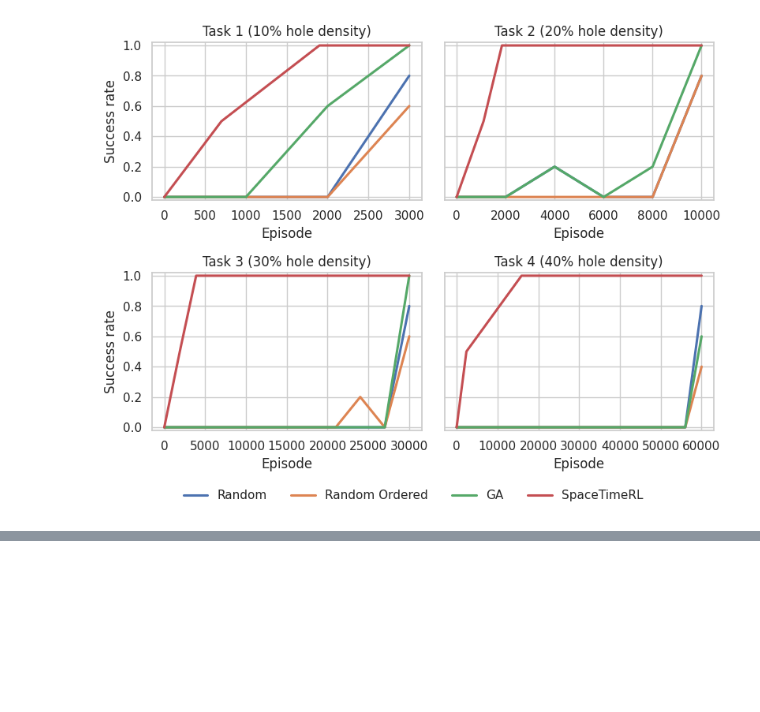
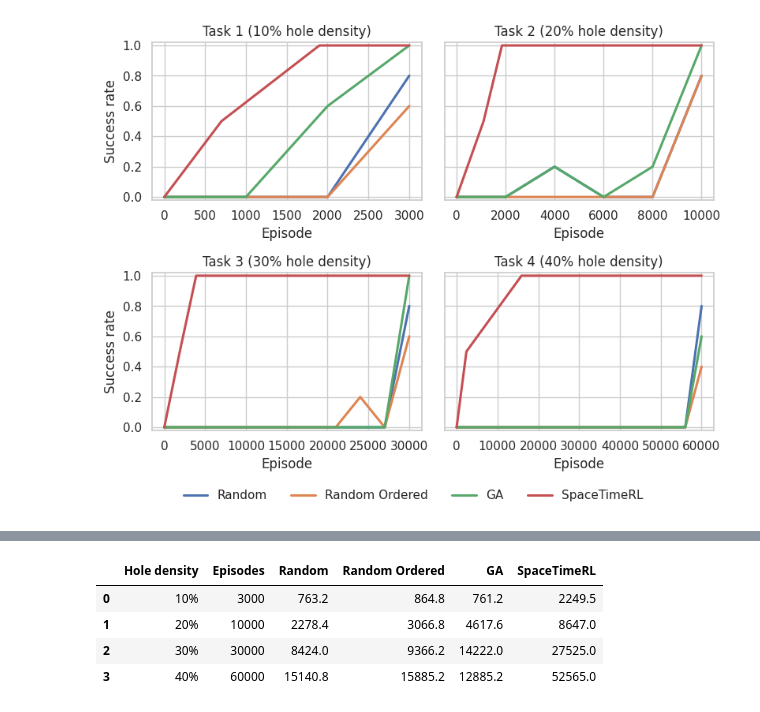
Before and after one commit to jbdoderlein/RLEditor, a Jupyter notebook: training_report_cumulative_reward.ipynb, the cells around one changed output, grey strips where cells are left out. Saved outputs shown, nothing was run; the diff lists cells and outputs as text; code cells hidden in the pictures; blank space fills up the shorter version.

```diff
--- a/training_report_cumulative_reward.ipynb
+++ b/training_report_cumulative_reward.ipynb
@@ -553,0 +719,84 @@ combined_success_rate_fig, _ = plot_all_success_rates(
+# %%
+TABLE_PATH = Path("eval") / "tables"
+TABLE_PATH.mkdir(parents=True, exist_ok=True)
+
+
+def final_cumulative_reward_summary(task_ids: list[str] = TASK_IDS) -> pd.DataFrame:
+    rows = []
+    for task_id in task_ids:
+        final_episodes = []
+        row = {
+            "Hole density": TASK_HOLE_DENSITY[task_id],
+        }
+
+        for report_path, method_name in zip(TASK_REPORTS[task_id], METHOD_NAMES):
+            final_rewards = []
+            for report in reports_from_file(report_path):
+                points = report.get("cumulative_reward_points", [])
+                if not points:
+                    continue
+                episode, cumulative_reward = points[-1]
+                final_episodes.append(int(episode))
+                final_rewards.append(float(cumulative_reward))
+
+            row[method_name] = pd.Series(final_rewards).mean()
+
+        row["Episodes"] = max(final_episodes)
+        rows.append(row)
+
+    return pd.DataFrame(rows, columns=["Hole density", "Episodes", *METHOD_NAMES])
+
+
+def format_latex_int(value: float | int) -> str:
+    return f"{round(value):,}"
+
+
+def format_latex_approx(value: float | int) -> str:
+    if pd.isna(value):
+        return "--"
+    return rf"{format_latex_int(value)}"
+
+
+def cumulative_reward_summary_to_latex(df: pd.DataFrame) -> str:
+    lines = [
+        r"\begin{table}[htbp]",
+        r"    \centering",
+        r"    \caption{Average final cumulative reward by hole density.}",
+        r"    \label{tab:cumulative-reward-summary}",
+        r"    \begin{tabular}{rrrrrr}",
+        r"        \toprule",
+        r"        Hole density & Episodes & Random & Random Ordered & GA & SpaceTimeRL \\",
+        r"        \midrule",
+    ]
+
+    for _, row in df.iterrows():
+        density = str(row["Hole density"]).replace("%", r"\%")
+        values = [
+            density,
+            format_latex_int(row["Episodes"]),
+            *(format_latex_approx(row[method_name]) for method_name in METHOD_NAMES),
+        ]
+        lines.append("        " + " & ".join(values) + r" \\")
+
+    lines.extend([
+        r"        \bottomrule",
+        r"    \end{tabular}",
+        r"\end{table}",
+    ])
+    return "\n".join(lines)
+
+
+cumulative_reward_summary = final_cumulative_reward_summary()
+cumulative_reward_summary_latex = cumulative_reward_summary_to_latex(cumulative_reward_summary)
+cumulative_reward_summary_latex_path = TABLE_PATH / "cumulative_reward_summary.tex"
+cumulative_reward_summary_latex_path.write_text(cumulative_reward_summary_latex + "\n", encoding="utf-8")
+
+display(cumulative_reward_summary)
+print(cumulative_reward_summary_latex)
+print(f"\nSaved to {cumulative_reward_summary_latex_path}")
+# %% [output]
+|  | Hole density | Episodes | Random | Random Ordered | GA | SpaceTimeRL |
+| 0 | 10% | 3000 | 763.2 | 864.8 | 761.2 | 2249.5 |
+| 1 | 20% | 10000 | 2278.4 | 3066.8 | 4617.6 | 8647.0 |
+| 2 | 30% | 30000 | 8424.0 | 9366.2 | 14222.0 | 27525.0 |
+| 3 | 40% | 60000 | 15140.8 | 15885.2 | 12885.2 | 52565.0 |
```
Also changed, not shown: parts of 5 cells of this notebook, 6 other files.
